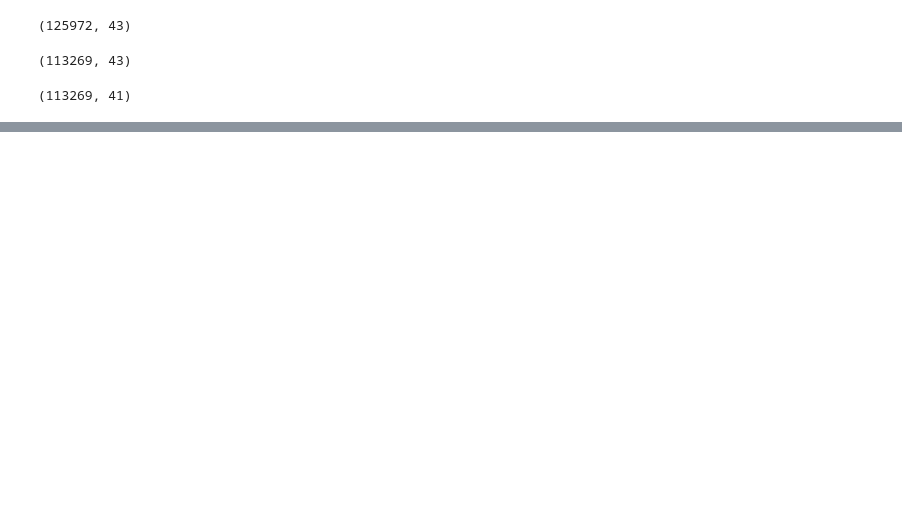
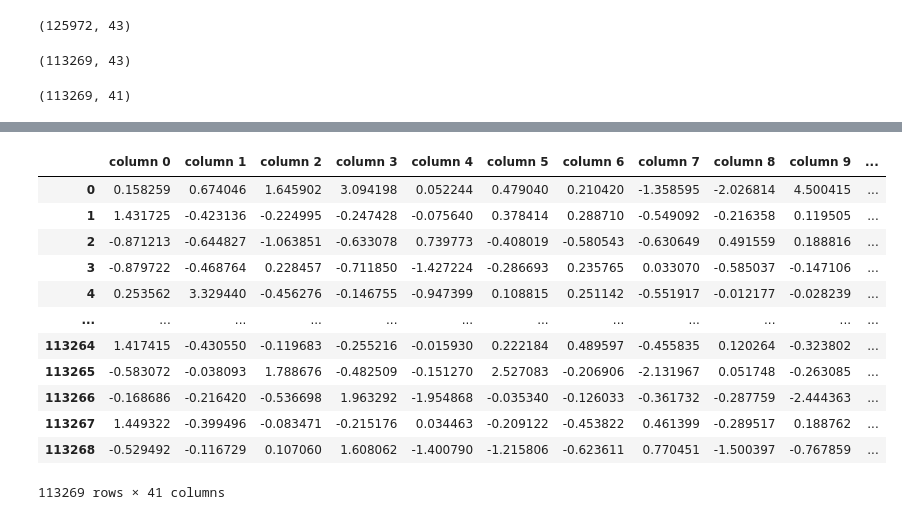
Before and after one commit to hasobi/skripsi, a Jupyter notebook: P_C_A_v2.ipynb, the cells around one changed output, grey strips where cells are left out. Drawn from its saved outputs; the diff is of its cells as text; code cells hidden in the pictures; blank space fills up the shorter version.

```diff
--- a/P_C_A_v2.ipynb
+++ b/P_C_A_v2.ipynb
@@ -333,0 +347,16 @@ We recommend you upgrade now or ensure your notebook will continue to use Tensor
+# %%
+df. apply(zscore)
+# %% [output]
+|  | column 0 | column 1 | column 2 | column 3 | column 4 | column 5 | column 6 | column 7 | column 8 | column 9 | ... |
+| 0 | 0.158259 | 0.674046 | 1.645902 | 3.094198 | 0.052244 | 0.479040 | 0.210420 | -1.358595 | -2.026814 | 4.500415 | ... |
+| 1 | 1.431725 | -0.423136 | -0.224995 | -0.247428 | -0.075640 | 0.378414 | 0.288710 | -0.549092 | -0.216358 | 0.119505 | ... |
+| 2 | -0.871213 | -0.644827 | -1.063851 | -0.633078 | 0.739773 | -0.408019 | -0.580543 | -0.630649 | 0.491559 | 0.188816 | ... |
+| 3 | -0.879722 | -0.468764 | 0.228457 | -0.711850 | -1.427224 | -0.286693 | 0.235765 | 0.033070 | -0.585037 | -0.147106 | ... |
+| 4 | 0.253562 | 3.329440 | -0.456276 | -0.146755 | -0.947399 | 0.108815 | 0.251142 | -0.551917 | -0.012177 | -0.028239 | ... |
+| ... | ... | ... | ... | ... | ... | ... | ... | ... | ... | ... | ... |
+| 113264 | 1.417415 | -0.430550 | -0.119683 | -0.255216 | -0.015930 | 0.222184 | 0.489597 | -0.455835 | 0.120264 | -0.323802 | ... |
+| 113265 | -0.583072 | -0.038093 | 1.788676 | -0.482509 | -0.151270 | 2.527083 | -0.206906 | -2.131967 | 0.051748 | -0.263085 | ... |
+| 113266 | -0.168686 | -0.216420 | -0.536698 | 1.963292 | -1.954868 | -0.035340 | -0.126033 | -0.361732 | -0.287759 | -2.444363 | ... |
+| 113267 | 1.449322 | -0.399496 | -0.083471 | -0.215176 | 0.034463 | -0.209122 | -0.453822 | 0.461399 | -0.289517 | 0.188762 | ... |
+| 113268 | -0.529492 | -0.116729 | 0.107060 | 1.608062 | -1.400790 | -1.215806 | -0.623611 | 0.770451 | -1.500397 | -0.767859 | ... |
+113269 rows × 41 columns
```
Also changed, not shown: parts of 7 cells of this notebook.
